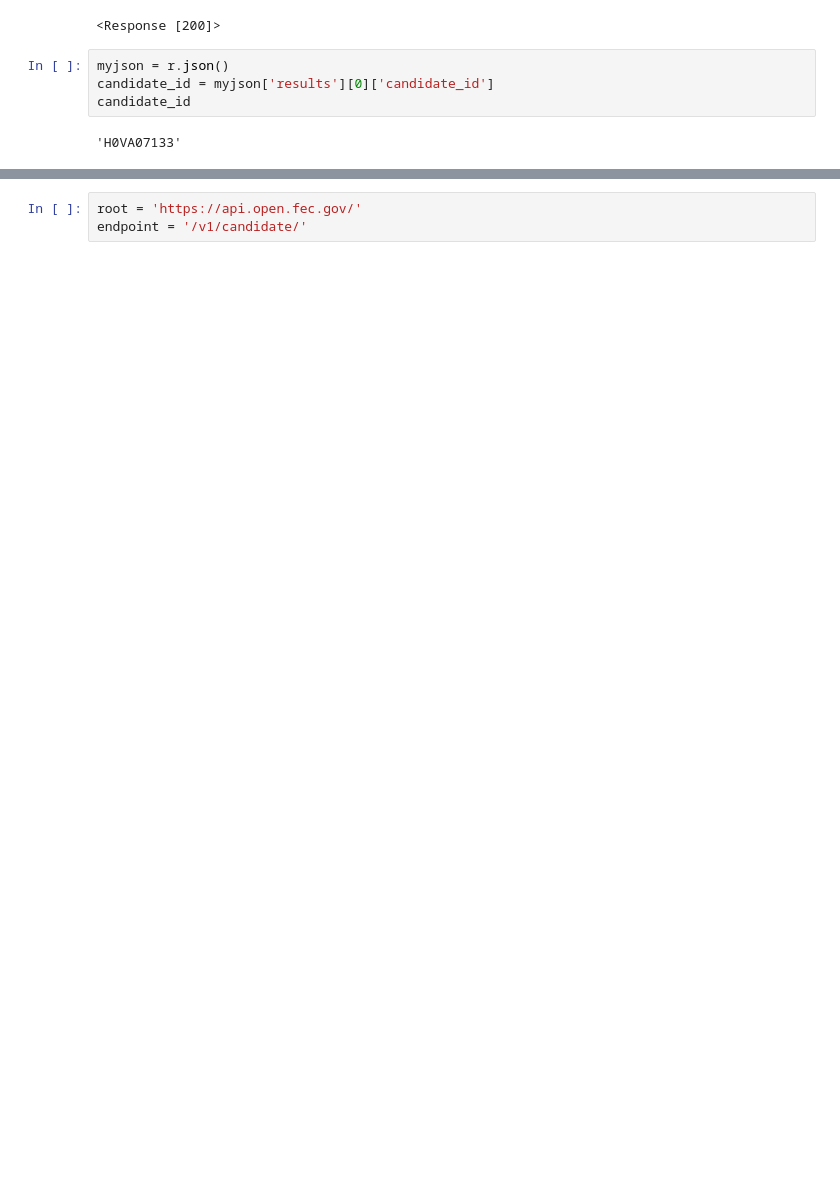
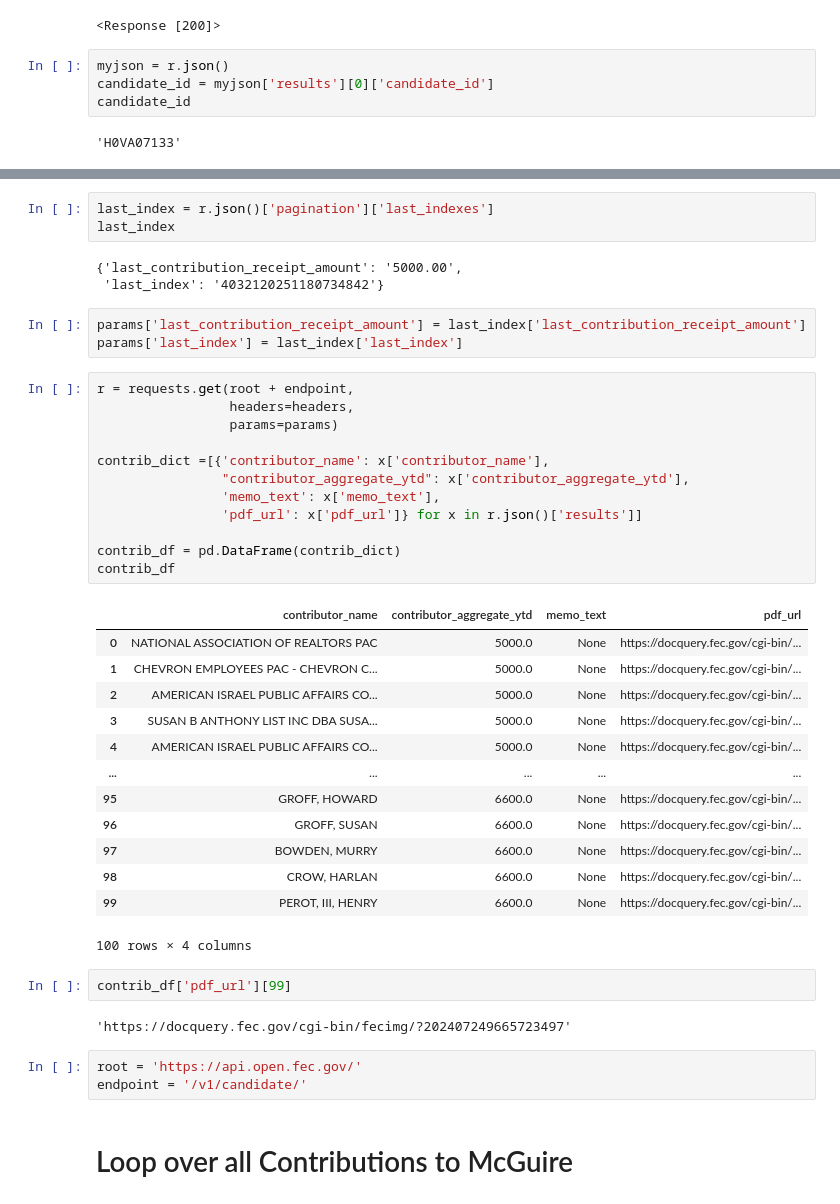
Before and after one commit to stephanie-morrall/contrans2025, a Jupyter notebook: notebooks/congressapi.ipynb, the cells around one changed output, grey strips where cells are left out. Saved outputs shown, nothing was run; the diff lists cells and outputs as text; blank space fills up the shorter version.

```diff
--- a/notebooks/congressapi.ipynb
+++ b/notebooks/congressapi.ipynb
@@ -239,3 +262,44 @@ r.json()
+# %%
+last_index = r.json()['pagination']['last_indexes']
+last_index
+# %% [output]
+{'last_contribution_receipt_amount': '5000.00',
+ 'last_index': '4032120251180734842'}
+# %%
+params['last_contribution_receipt_amount'] = last_index['last_contribution_receipt_amount']
+params['last_index'] = last_index['last_index']
+# %%
+r = requests.get(root + endpoint,
+                 headers=headers,
+                 params=params)
+
+contrib_dict =[{'contributor_name': x['contributor_name'],
+                "contributor_aggregate_ytd": x['contributor_aggregate_ytd'],
+                'memo_text': x['memo_text'],
+                'pdf_url': x['pdf_url']} for x in r.json()['results']]
+
+contrib_df = pd.DataFrame(contrib_dict)
+contrib_df
+# %% [output]
+|  | contributor_name | contributor_aggregate_ytd | memo_text | pdf_url |
+| 0 | NATIONAL ASSOCIATION OF REALTORS PAC | 5000.0 | None | https://docquery.fec.gov/cgi-bin/... |
+| 1 | CHEVRON EMPLOYEES PAC - CHEVRON C... | 5000.0 | None | https://docquery.fec.gov/cgi-bin/... |
+| 2 | AMERICAN ISRAEL PUBLIC AFFAIRS CO... | 5000.0 | None | https://docquery.fec.gov/cgi-bin/... |
+| 3 | SUSAN B ANTHONY LIST INC DBA SUSA... | 5000.0 | None | https://docquery.fec.gov/cgi-bin/... |
+| 4 | AMERICAN ISRAEL PUBLIC AFFAIRS CO... | 5000.0 | None | https://docquery.fec.gov/cgi-bin/... |
+| ... | ... | ... | ... | ... |
+| 95 | GROFF, HOWARD | 6600.0 | None | https://docquery.fec.gov/cgi-bin/... |
+| 96 | GROFF, SUSAN | 6600.0 | None | https://docquery.fec.gov/cgi-bin/... |
+| 97 | BOWDEN, MURRY | 6600.0 | None | https://docquery.fec.gov/cgi-bin/... |
+| 98 | CROW, HARLAN | 6600.0 | None | https://docquery.fec.gov/cgi-bin/... |
+| 99 | PEROT, III, HENRY | 6600.0 | None | https://docquery.fec.gov/cgi-bin/... |
+100 rows × 4 columns
+# %%
+contrib_df['pdf_url'][99]
+# %% [output]
+'https://docquery.fec.gov/cgi-bin/fecimg/?202407249665723497'
 # %%
 root = 'https://api.open.fec.gov/'
 endpoint = '/v1/candidate/'
+# %% [markdown]
+# Loop over all Contributions to McGuire
```
Also changed, not shown: parts of 12 cells of this notebook.
